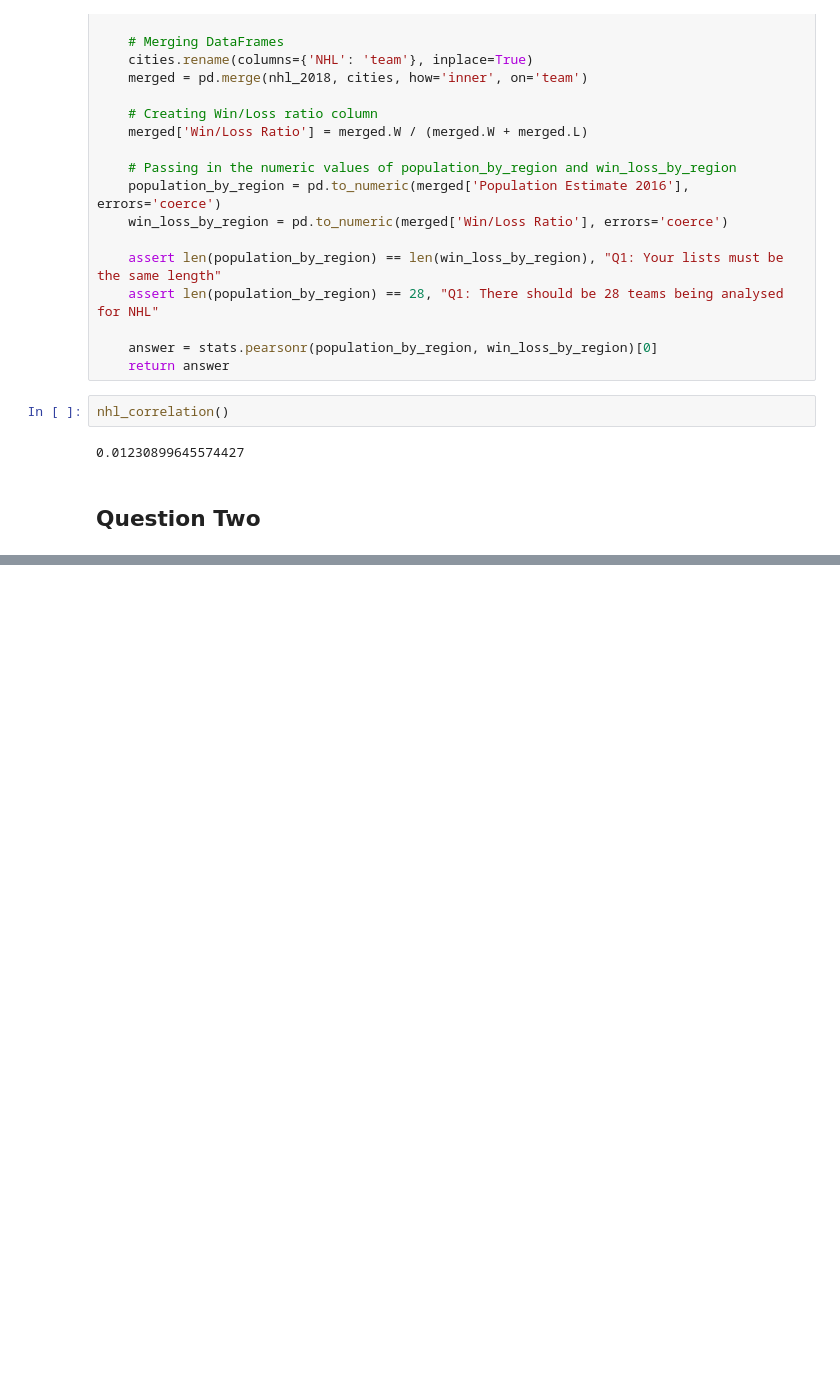
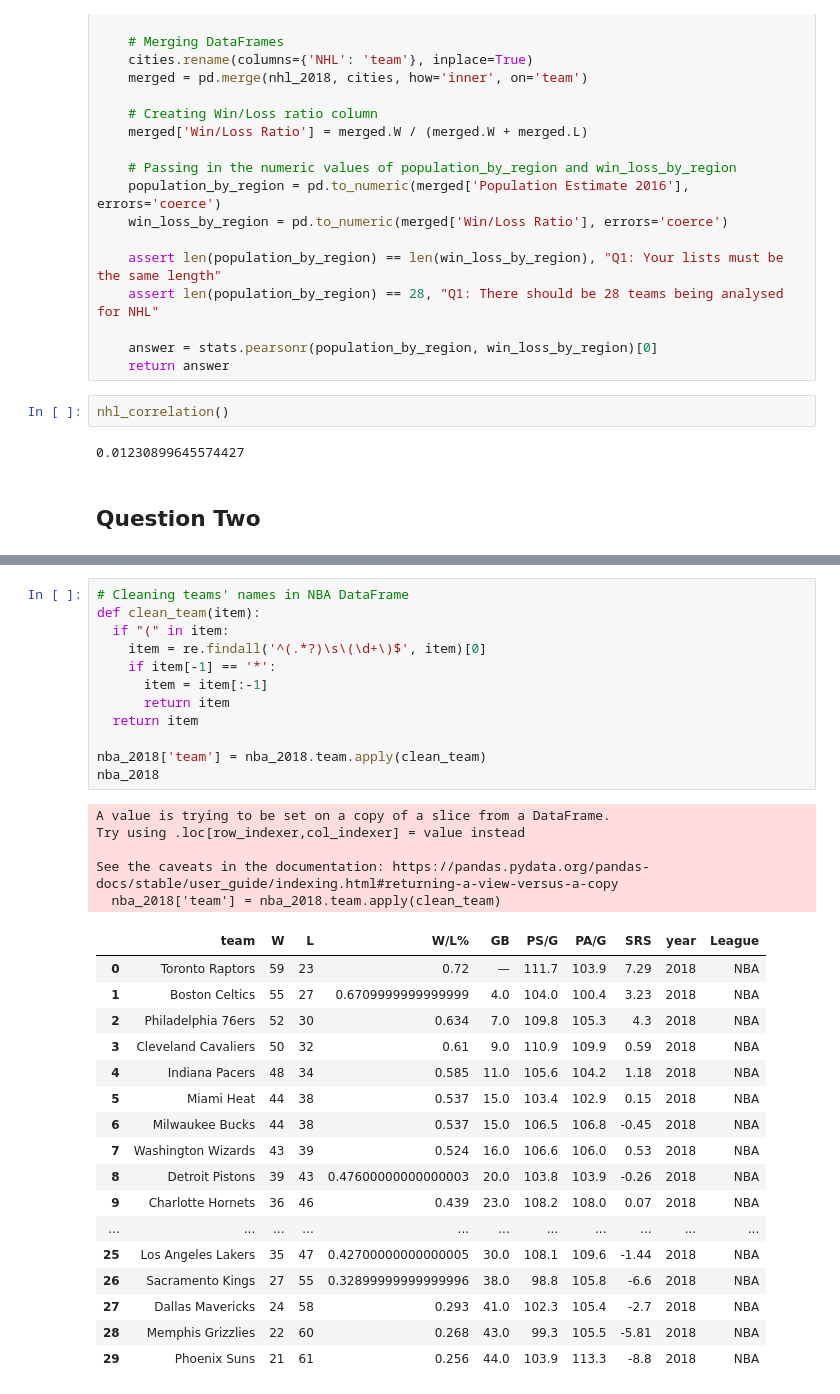
Before and after one commit to brunofbpaula/DataScience-UM-Coursera, a Jupyter notebook: Assignments/Scratches/Assignment4MU.ipynb, the cells around one changed output, grey strips where cells are left out. Cells and saved outputs as stored; diff of their text form; blank space fills up the shorter version.

```diff
--- a/Assignments/Scratches/Assignment4MU.ipynb
+++ b/Assignments/Scratches/Assignment4MU.ipynb
@@ -428,0 +470,35 @@ def nba_correlation():
+# %%
+# Cleaning teams' names in NBA DataFrame
+def clean_team(item):
+  if "(" in item:
+    item = re.findall('^(.*?)\s\(\d+\)$', item)[0]
+    if item[-1] == '*':
+      item = item[:-1]
+      return item
+  return item
+
+nba_2018['team'] = nba_2018.team.apply(clean_team)
+nba_2018
+# %% [output]
+A value is trying to be set on a copy of a slice from a DataFrame.
+Try using .loc[row_indexer,col_indexer] = value instead
+
+See the caveats in the documentation: https://pandas.pydata.org/pandas-docs/stable/user_guide/indexing.html#returning-a-view-versus-a-copy
+  nba_2018['team'] = nba_2018.team.apply(clean_team)
+|  | team | W | L | W/L% | GB | PS/G | PA/G | SRS | year | League |
+| 0 | Toronto Raptors | 59 | 23 | 0.72 | — | 111.7 | 103.9 | 7.29 | 2018 | NBA |
+| 1 | Boston Celtics | 55 | 27 | 0.6709999999999999 | 4.0 | 104.0 | 100.4 | 3.23 | 2018 | NBA |
+| 2 | Philadelphia 76ers | 52 | 30 | 0.634 | 7.0 | 109.8 | 105.3 | 4.3 | 2018 | NBA |
+| 3 | Cleveland Cavaliers | 50 | 32 | 0.61 | 9.0 | 110.9 | 109.9 | 0.59 | 2018 | NBA |
+| 4 | Indiana Pacers | 48 | 34 | 0.585 | 11.0 | 105.6 | 104.2 | 1.18 | 2018 | NBA |
+| 5 | Miami Heat | 44 | 38 | 0.537 | 15.0 | 103.4 | 102.9 | 0.15 | 2018 | NBA |
+| 6 | Milwaukee Bucks | 44 | 38 | 0.537 | 15.0 | 106.5 | 106.8 | -0.45 | 2018 | NBA |
+| 7 | Washington Wizards | 43 | 39 | 0.524 | 16.0 | 106.6 | 106.0 | 0.53 | 2018 | NBA |
+| 8 | Detroit Pistons | 39 | 43 | 0.47600000000000003 | 20.0 | 103.8 | 103.9 | -0.26 | 2018 | NBA |
+| 9 | Charlotte Hornets | 36 | 46 | 0.439 | 23.0 | 108.2 | 108.0 | 0.07 | 2018 | NBA |
+| ... | ... | ... | ... | ... | ... | ... | ... | ... | ... | ... |
+| 25 | Los Angeles Lakers | 35 | 47 | 0.42700000000000005 | 30.0 | 108.1 | 109.6 | -1.44 | 2018 | NBA |
+| 26 | Sacramento Kings | 27 | 55 | 0.32899999999999996 | 38.0 | 98.8 | 105.8 | -6.6 | 2018 | NBA |
+| 27 | Dallas Mavericks | 24 | 58 | 0.293 | 41.0 | 102.3 | 105.4 | -2.7 | 2018 | NBA |
+| 28 | Memphis Grizzlies | 22 | 60 | 0.268 | 43.0 | 99.3 | 105.5 | -5.81 | 2018 | NBA |
+| 29 | Phoenix Suns | 21 | 61 | 0.256 | 44.0 | 103.9 | 113.3 | -8.8 | 2018 | NBA |
```
Also changed, not shown: parts of 14 cells of this notebook.
